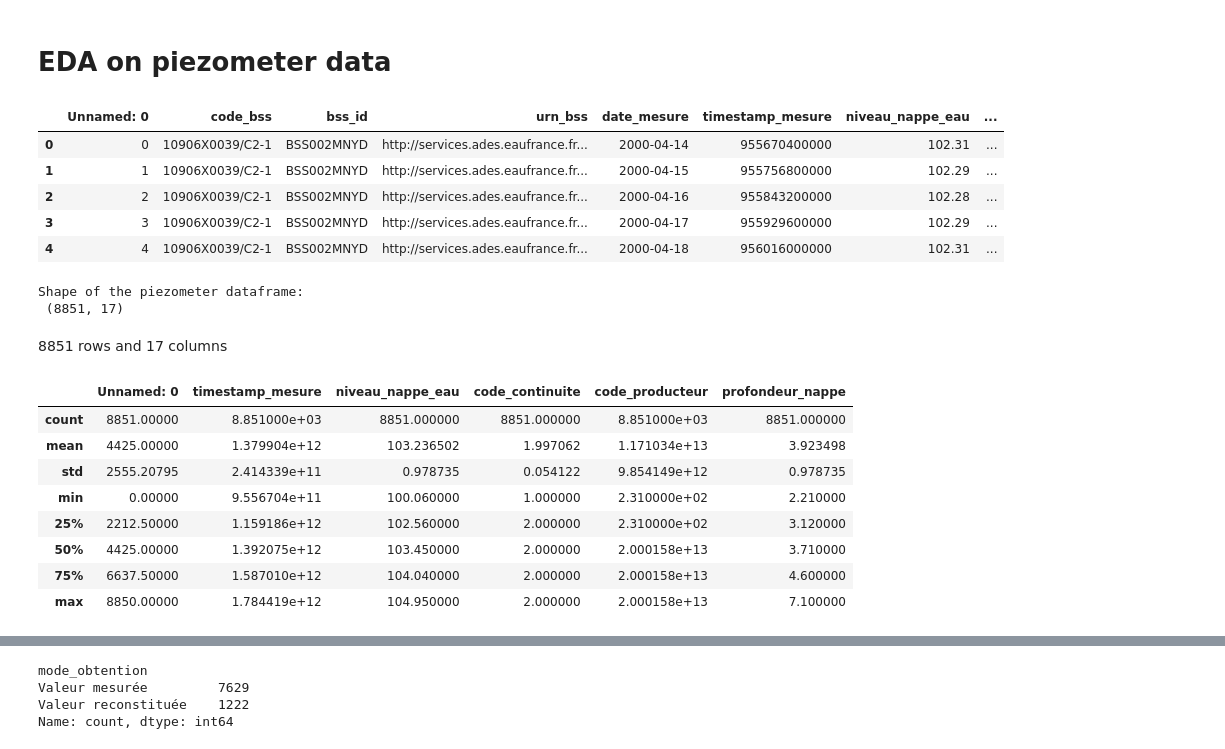
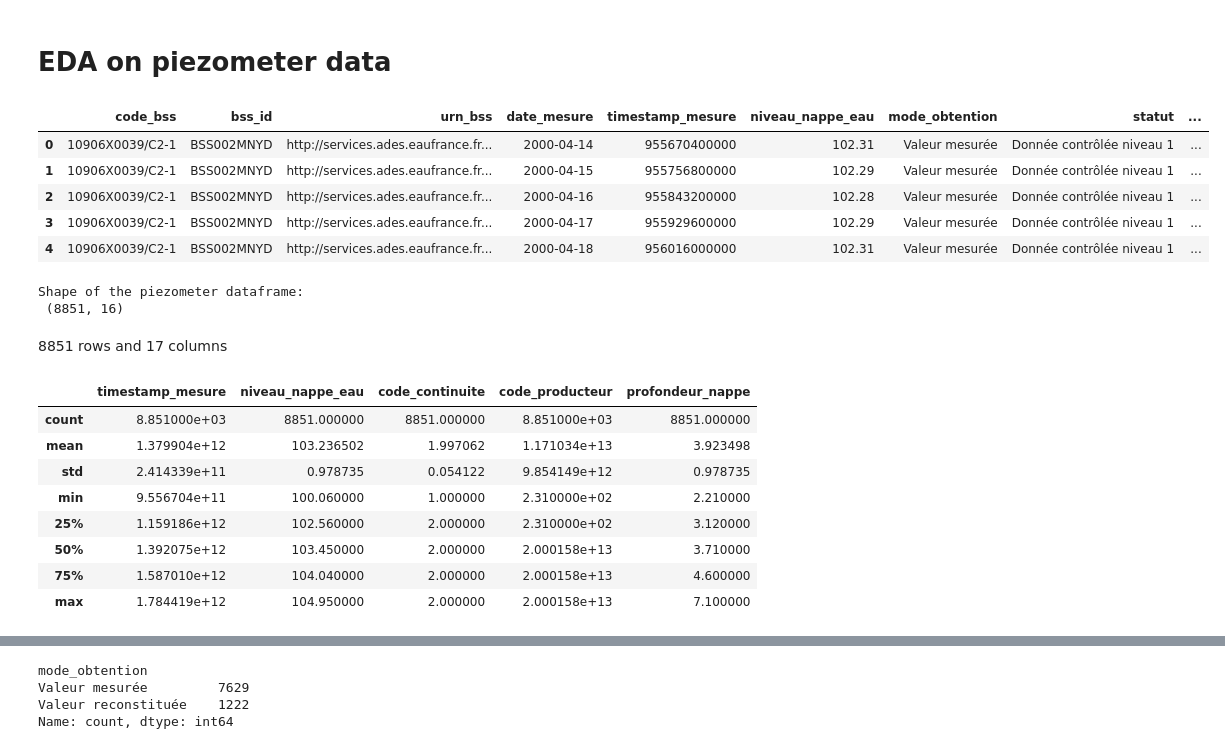
Before and after one commit to lauradmch/NappeCast-forecasting, a Jupyter notebook: notebooks/eda_piezometer.ipynb, the cells around one changed output, grey strips where cells are left out. Saved outputs shown, nothing was run; the diff lists cells and outputs as text; code cells hidden in the pictures.

```diff
--- a/notebooks/eda_piezometer.ipynb
+++ b/notebooks/eda_piezometer.ipynb
@@ -8,33 +8,33 @@ import numpy as np
 import matplotlib.pyplot as plt
 # %%
 # Loading the dataframe
-input_path = Path("..") / 'data' / 'external' / 'piezometre_data.csv'
+input_path = Path("..") / 'data' / 'raw' / 'piezometer_raw.csv'
 df = pd.read_csv(input_path)
 display(df.head(5))
 print("Shape of the piezometer dataframe:\n", df.shape)
 # %% [output]
-|  | Unnamed: 0 | code_bss | bss_id | urn_bss | date_mesure | timestamp_mesure | niveau_nappe_eau | ... |
-| 0 | 0 | 10906X0039/C2-1 | BSS002MNYD | http://services.ades.eaufrance.fr... | 2000-04-14 | 955670400000 | 102.31 | ... |
-| 1 | 1 | 10906X0039/C2-1 | BSS002MNYD | http://services.ades.eaufrance.fr... | 2000-04-15 | 955756800000 | 102.29 | ... |
-| 2 | 2 | 10906X0039/C2-1 | BSS002MNYD | http://services.ades.eaufrance.fr... | 2000-04-16 | 955843200000 | 102.28 | ... |
-| 3 | 3 | 10906X0039/C2-1 | BSS002MNYD | http://services.ades.eaufrance.fr... | 2000-04-17 | 955929600000 | 102.29 | ... |
-| 4 | 4 | 10906X0039/C2-1 | BSS002MNYD | http://services.ades.eaufrance.fr... | 2000-04-18 | 956016000000 | 102.31 | ... |
+|  | code_bss | bss_id | urn_bss | date_mesure | timestamp_mesure | niveau_nappe_eau | mode_obtention | statut | ... |
+| 0 | 10906X0039/C2-1 | BSS002MNYD | http://services.ades.eaufrance.fr... | 2000-04-14 | 955670400000 | 102.31 | Valeur mesurée | Donnée contrôlée niveau 1 | ... |
+| 1 | 10906X0039/C2-1 | BSS002MNYD | http://services.ades.eaufrance.fr... | 2000-04-15 | 955756800000 | 102.29 | Valeur mesurée | Donnée contrôlée niveau 1 | ... |
+| 2 | 10906X0039/C2-1 | BSS002MNYD | http://services.ades.eaufrance.fr... | 2000-04-16 | 955843200000 | 102.28 | Valeur mesurée | Donnée contrôlée niveau 1 | ... |
+| 3 | 10906X0039/C2-1 | BSS002MNYD | http://services.ades.eaufrance.fr... | 2000-04-17 | 955929600000 | 102.29 | Valeur mesurée | Donnée contrôlée niveau 1 | ... |
+| 4 | 10906X0039/C2-1 | BSS002MNYD | http://services.ades.eaufrance.fr... | 2000-04-18 | 956016000000 | 102.31 | Valeur mesurée | Donnée contrôlée niveau 1 | ... |
 Shape of the piezometer dataframe:
- (8851, 17)
+ (8851, 16)
 # %% [markdown]
 8851 rows and 17 columns
 # %%
 df.describe()
 # %% [output]
-|  | Unnamed: 0 | timestamp_mesure | niveau_nappe_eau | code_continuite | code_producteur | profondeur_nappe |
-| count | 8851.00000 | 8.851000e+03 | 8851.000000 | 8851.000000 | 8.851000e+03 | 8851.000000 |
-| mean | 4425.00000 | 1.379904e+12 | 103.236502 | 1.997062 | 1.171034e+13 | 3.923498 |
-| std | 2555.20795 | 2.414339e+11 | 0.978735 | 0.054122 | 9.854149e+12 | 0.978735 |
-| min | 0.00000 | 9.556704e+11 | 100.060000 | 1.000000 | 2.310000e+02 | 2.210000 |
-| 25% | 2212.50000 | 1.159186e+12 | 102.560000 | 2.000000 | 2.310000e+02 | 3.120000 |
-| 50% | 4425.00000 | 1.392075e+12 | 103.450000 | 2.000000 | 2.000158e+13 | 3.710000 |
-| 75% | 6637.50000 | 1.587010e+12 | 104.040000 | 2.000000 | 2.000158e+13 | 4.600000 |
-| max | 8850.00000 | 1.784419e+12 | 104.950000 | 2.000000 | 2.000158e+13 | 7.100000 |
+|  | timestamp_mesure | niveau_nappe_eau | code_continuite | code_producteur | profondeur_nappe |
+| count | 8.851000e+03 | 8851.000000 | 8851.000000 | 8.851000e+03 | 8851.000000 |
+| mean | 1.379904e+12 | 103.236502 | 1.997062 | 1.171034e+13 | 3.923498 |
+| std | 2.414339e+11 | 0.978735 | 0.054122 | 9.854149e+12 | 0.978735 |
+| min | 9.556704e+11 | 100.060000 | 1.000000 | 2.310000e+02 | 2.210000 |
+| 25% | 1.159186e+12 | 102.560000 | 2.000000 | 2.310000e+02 | 3.120000 |
+| 50% | 1.392075e+12 | 103.450000 | 2.000000 | 2.000158e+13 | 3.710000 |
+| 75% | 1.587010e+12 | 104.040000 | 2.000000 | 2.000158e+13 | 4.600000 |
+| max | 1.784419e+12 | 104.950000 | 2.000000 | 2.000158e+13 | 7.100000 |
 # %%
 df["date_mesure"] = pd.to_datetime(df["date_mesure"])
 df["date_mesure"].describe()
```
Also changed, not shown: parts of 30 cells of this notebook.
